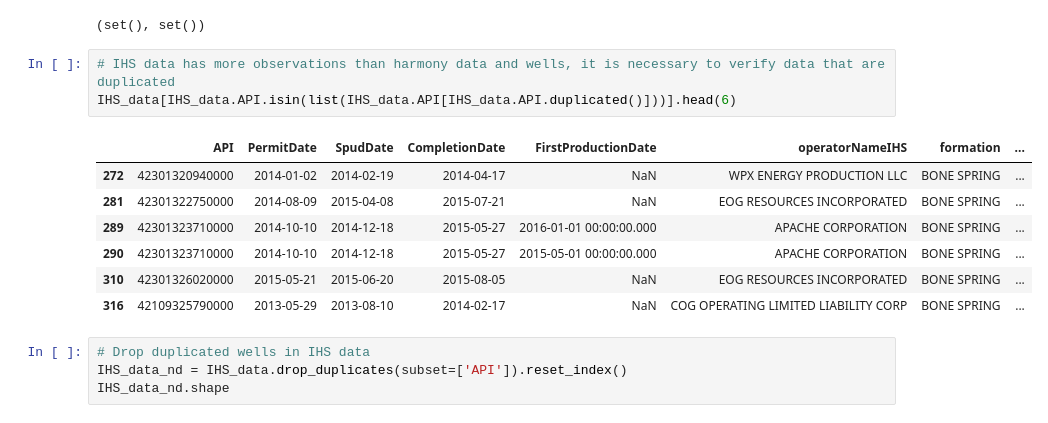
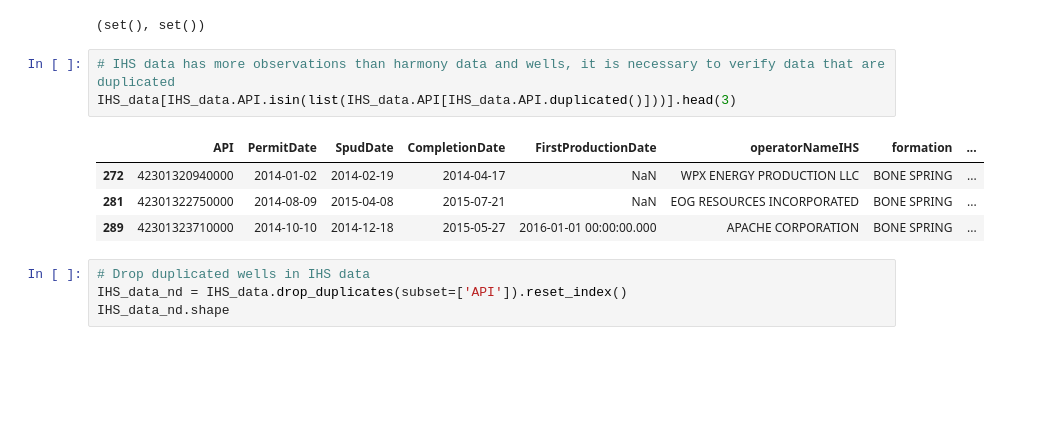
Before and after one commit to Dnbg1982/Oil-Gas-Projects, a Jupyter notebook: Reservoir Engineering/Notebooks/Oil_produc_forecasting.ipynb, the cells around one changed output. Drawn from its saved outputs; the diff is of its cells as text; blank space fills up the shorter version.

```diff
--- a/Reservoir Engineering/Notebooks/Oil_produc_forecasting.ipynb
+++ b/Reservoir Engineering/Notebooks/Oil_produc_forecasting.ipynb
@@ -205,15 +211,12 @@ set(test_APIs.index.unique()) - set(harmony_data.index.unique()), set(test_APIs.
 (set(), set())
 # %%
 # IHS data has more observations than harmony data and wells, it is necessary to verify data that are duplicated
-IHS_data[IHS_data.API.isin(list(IHS_data.API[IHS_data.API.duplicated()]))].head(6)
+IHS_data[IHS_data.API.isin(list(IHS_data.API[IHS_data.API.duplicated()]))].head(3)
 # %% [output]
 |  | API | PermitDate | SpudDate | CompletionDate | FirstProductionDate | operatorNameIHS | formation | ... |
 | 272 | 42301320940000 | 2014-01-02 | 2014-02-19 | 2014-04-17 | NaN | WPX ENERGY PRODUCTION LLC | BONE SPRING | ... |
 | 281 | 42301322750000 | 2014-08-09 | 2015-04-08 | 2015-07-21 | NaN | EOG RESOURCES INCORPORATED | BONE SPRING | ... |
 | 289 | 42301323710000 | 2014-10-10 | 2014-12-18 | 2015-05-27 | 2016-01-01 00:00:00.000 | APACHE CORPORATION | BONE SPRING | ... |
-| 290 | 42301323710000 | 2014-10-10 | 2014-12-18 | 2015-05-27 | 2015-05-01 00:00:00.000 | APACHE CORPORATION | BONE SPRING | ... |
-| 310 | 42301326020000 | 2015-05-21 | 2015-06-20 | 2015-08-05 | NaN | EOG RESOURCES INCORPORATED | BONE SPRING | ... |
-| 316 | 42109325790000 | 2013-05-29 | 2013-08-10 | 2014-02-17 | NaN | COG OPERATING LIMITED LIABILITY CORP | BONE SPRING | ... |
 # %%
 # Drop duplicated wells in IHS data
 IHS_data_nd = IHS_data.drop_duplicates(subset=['API']).reset_index()
```
Also changed, not shown: parts of 26 cells of this notebook.
